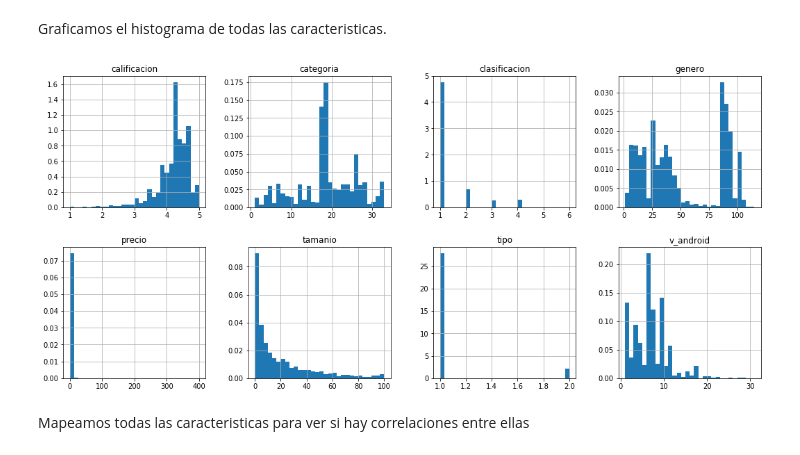
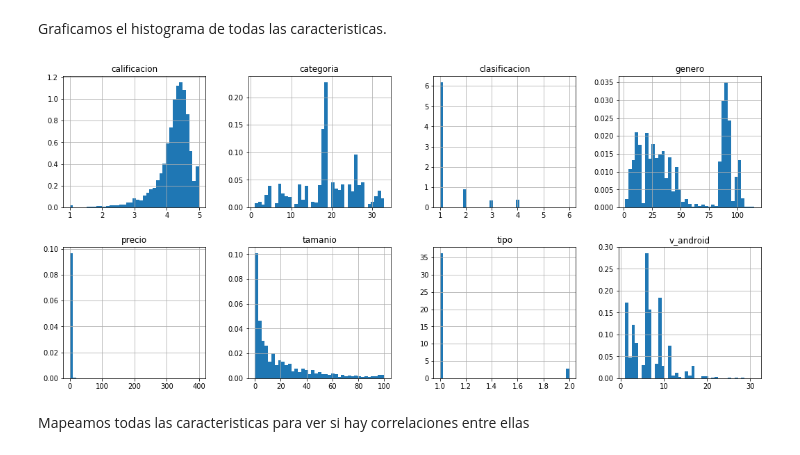
Before and after one commit to OscarAnCorzo/precalificador_apps, a Jupyter notebook: notebook/proyecto.ipynb, the cells around one changed output. Saved outputs shown, nothing was run; the diff lists cells and outputs as text; code cells hidden in the pictures.

```diff
--- a/notebook/proyecto.ipynb
+++ b/notebook/proyecto.ipynb
@@ -703,9 +724,9 @@ dp.describe()
 # %% [markdown]
 Graficamos el histograma de todas las caracteristicas.
 # %%
-dp.hist(bins=30, density=True, figsize=(18,8), layout=(2,4));
+dp.hist(bins=39, density=True, figsize=(18,8), layout=(2,4));
 # %% [output]
-[figure, old version]
+[figure, new version]
 # %% [markdown]
 Mapeamos todas las caracteristicas para ver si hay correlaciones entre ellas
 # %%
```
Also changed, not shown: parts of 13 cells of this notebook.
